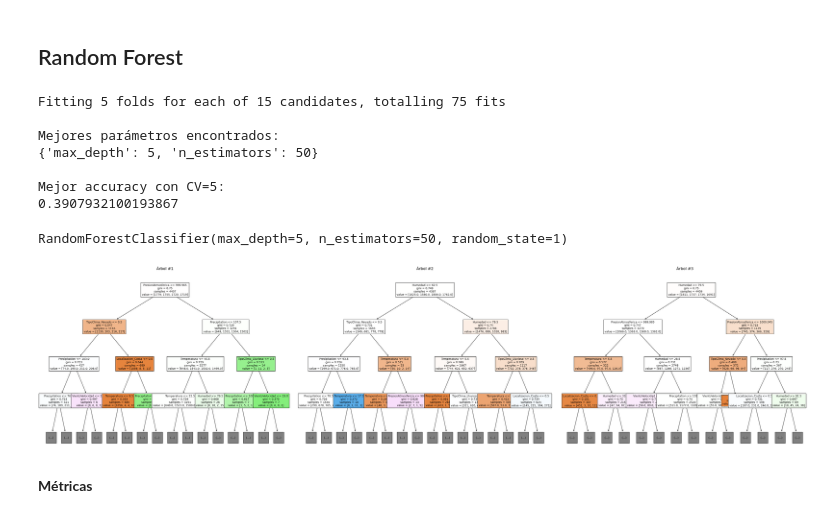
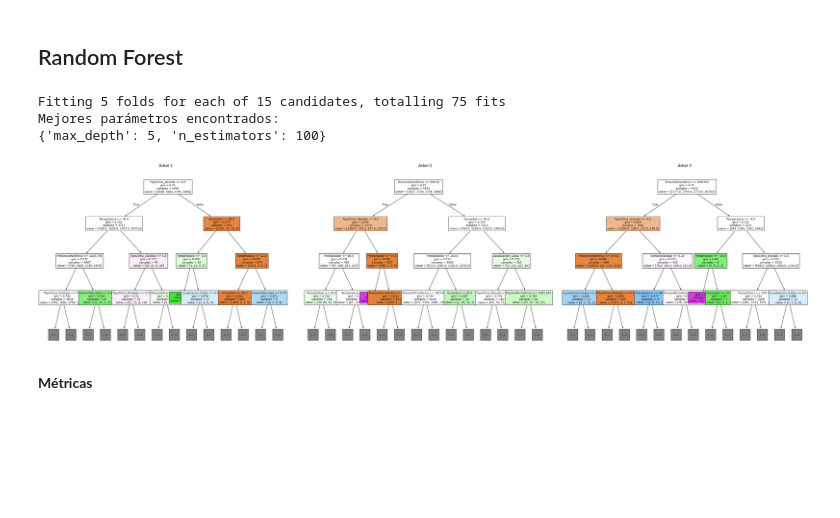
Before and after one commit to juanachies/TP3_Mineria, a Jupyter notebook: tp.ipynb, the cells around one changed output. Drawn from its saved outputs; the diff is of its cells as text; code cells hidden in the pictures; blank space fills up the shorter version.

```diff
--- a/tp.ipynb
+++ b/tp.ipynb
@@ -244,32 +347,32 @@ array([0.38968481, 0.38108883, 0.42979943, 0.40401146, 0.4683908 ])
 # %% [markdown]
 ## Máquinas de vectores: kernel gaussiano
 # %%
-pipeline_base_svm = Pipeline([
+pipeline_base_gauss = Pipeline([
     ('scaler', StandardScaler()),
     ('classifier', SVC())
 ])
 # %%
 # Ajuste de hiperparámetros
-grilla_params_lineal = {
+grilla_params_gauss = {
     'classifier__kernel': ['rbf'],
     'classifier__C': [0.1, 1, 10, 100]
 }
 
-grid_search_lineal = GridSearchCV(
-    estimator=pipeline_base_svm,
-    param_grid=grilla_params_lineal,
+grid_search_gauss = GridSearchCV(
+    estimator=pipeline_base_gauss,
+    param_grid=grilla_params_gauss,
     cv=5,
     scoring='accuracy',
     verbose=1,
     n_jobs=-1
 )
 
-grid_search_lineal.fit(X_train, y_train)
+grid_search_gauss.fit(X_train1, y_train1)
 
-y_pred_lineal = grid_search_lineal.predict(X_test)
+y_pred_gauss = grid_search_gauss.predict(X_test1)
 
-print(f"Mejor parámetro 'C' encontrado: {grid_search_lineal.best_params_}")
-print(f"Mejor accuracy encontrado: {grid_search_lineal.best_score_}")
+print(f"Mejor parámetro 'C' encontrado: {grid_search_gauss.best_params_}")
+print(f"Mejor accuracy encontrado: {grid_search_gauss.best_score_}")
 # %% [output]
 Fitting 5 folds for each of 4 candidates, totalling 20 fits
 Mejor parámetro 'C' encontrado: {'classifier__C': 1, 'classifier__kernel': 'rbf'}
@@ -284,7 +443,7 @@ param_grid = {
     'max_depth': [5, 10, 20, 30, None]
 }
 
-grid_search = GridSearchCV(
+grid_search_rf = GridSearchCV(
     estimator=rf_base,
     param_grid=param_grid,
     cv=5,
@@ -293,46 +452,36 @@ grid_search = GridSearchCV(
     verbose=1
 )
 
-grid_search.fit(X_train, y_train)
+grid_search_rf.fit(X_train1, y_train1)
 
-print("\nMejores parámetros encontrados:")
-print(grid_search.best_params_)
+y_pred_rf = grid_search_rf.predict(X_test1)
 
-print("\nMejor accuracy con CV=5:")
-print(grid_search.best_score_)
+print("Mejores parámetros encontrados:")
+print(grid_search_rf.best_params_)
 # %% [output]
 Fitting 5 folds for each of 15 candidates, totalling 75 fits
-
 Mejores parámetros encontrados:
-{'max_depth': 5, 'n_estimators': 50}
-
-Mejor accuracy con CV=5:
-0.3907932100193867
+{'max_depth': 5, 'n_estimators': 100}
-# %%
-best_rf = grid_search.best_estimator_
-
-best_rf.fit(X_train, y_train)
-# %% [output]
-RandomForestClassifier(max_depth=5, n_estimators=50, random_state=1)
 # %%
+best_model = grid_search_rf.best_estimator_
+
 fig, axes = plt.subplots(nrows=1, ncols=3, figsize=(40, 10))
 
-# Recorrer los tres primeros árboles
 for i in range(3):
     plot_tree(
-        best_rf.estimators_[i],
+        best_model.estimators_[i],
         feature_names=X_train.columns,
         filled=True,
-        max_depth=3,  # Limitar profundidad para mayor legibilidad
+        max_depth=3,
         fontsize=10,
-        ax=axes[i]  # Plot en el subplot correspondiente
+        ax=axes[i]
     )
-    axes[i].set_title(f"Árbol #{i+1}", fontsize=14)
+    axes[i].set_title(f"Árbol {i+1}", fontsize=14)
 
 plt.tight_layout()
 plt.show()
 # %% [output]
-[figure, old version]
+[figure, new version]
 # %% [markdown]
 **Métricas**
 # %%
```
Also changed, not shown: parts of 27 cells of this notebook.
